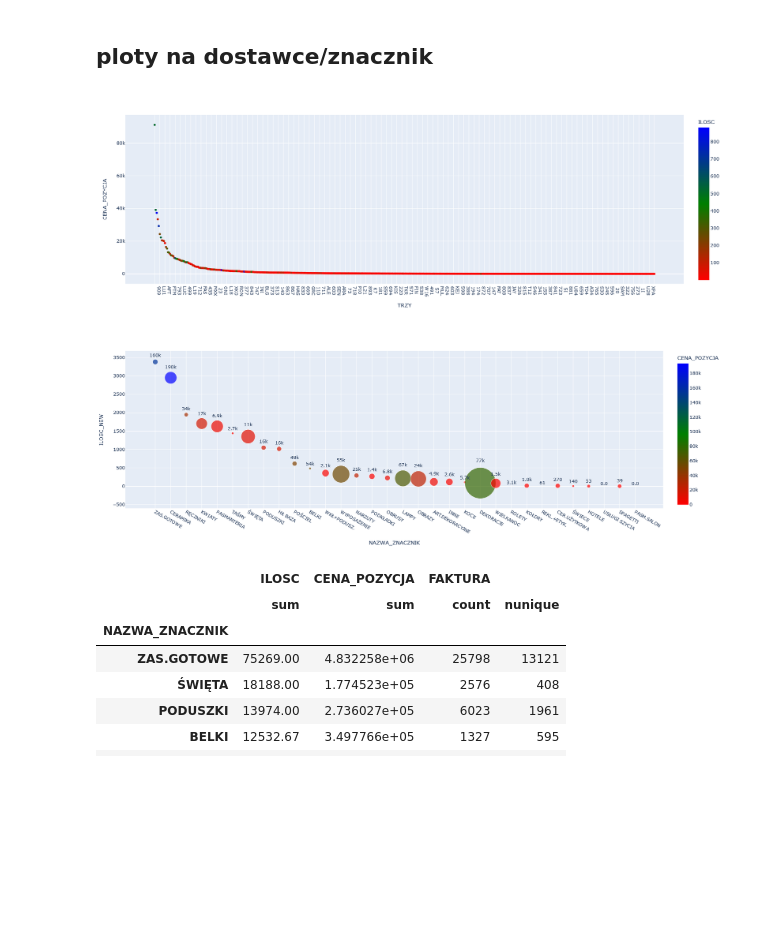
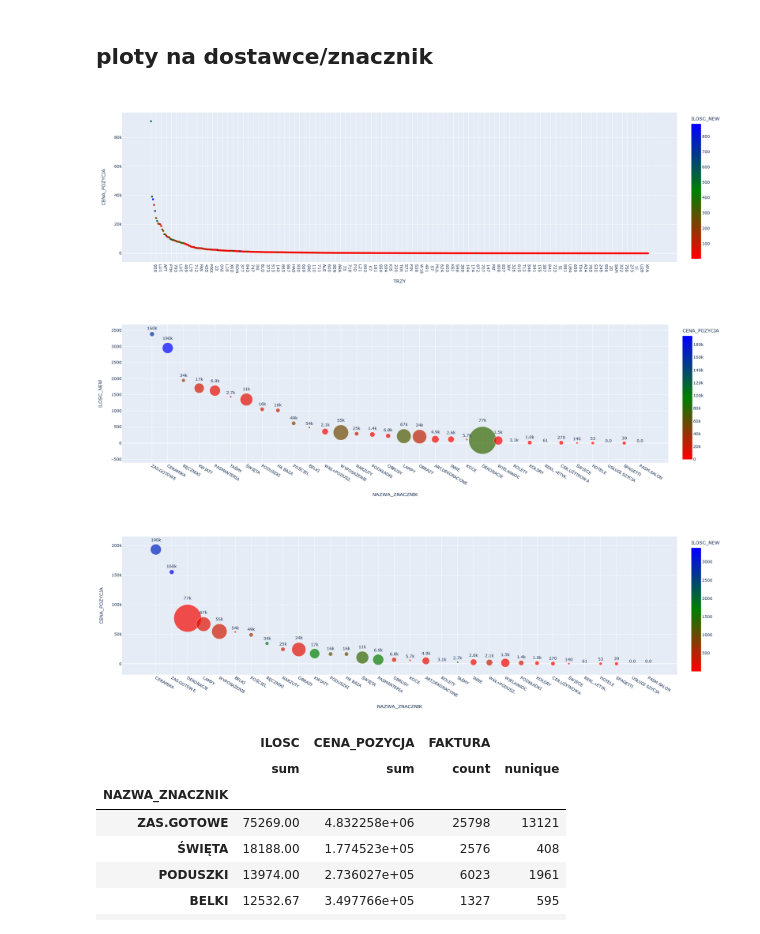
Before and after one commit to plggrzybuch/reklamacje, a Jupyter notebook: reklamacje_sql.ipynb, the cells around one changed output. Drawn from its saved outputs; the diff is of its cells as text; code cells hidden in the pictures; blank space fills up the shorter version.

```diff
--- a/reklamacje_sql.ipynb
+++ b/reklamacje_sql.ipynb
@@ -236,7 +236,7 @@ def func_plot_scatter(df, dict_agg, gr,
     df=df.loc[df['ANALIT01'].isin(['LI','FE', 'OU'])]
     df_dostawca_produkt=df[['DOSTAWCA','KOD_TEMA']].drop_duplicates()
     df_gr_filtr=df[[gr]].drop_duplicates()
-    df_gr=df.groupby(gr).agg(dict_agg).sort_values(by=jaka_ilosc, ascending=False).reset_index()
+    df_gr=df.groupby(gr).agg(dict_agg).sort_values(by='CENA_POZYCJA', ascending=False).reset_index()
     df_sell_dostawca_produkt=df_sell.merge(df_dostawca_produkt, how='inner', on=list(df_dostawca_produkt.columns)).\
                                     groupby(gr).agg({'WARTSB_SUM_BRUTTO_SALON':'sum'}).reset_index()
     df_sell=df_sell.merge(df_gr_filtr, how='inner', on=list(df_gr_filtr.columns)).\
@@ -244,13 +244,13 @@ def func_plot_scatter(df, dict_agg, gr,
                                     'ILOSC_SUM':'sum'}).reset_index()
     df_gr=df_gr.merge(df_sell, how='inner', on=gr)
     df_gr['proc']=df_gr[jaka_ilosc]/df_gr['ILOSC_SUM']*100
-    df_gr.sort_values(by='proc').to_excel(path_to_catalog+'tabele_wyniki\\'+'tabela_do_wykresu_'+gr+'.xlsx')
+    # df_gr.sort_values(by='proc').to_excel(path_to_catalog+'tabele_wyniki\\'+'tabela_do_wykresu_'+gr+'.xlsx')
     df_gr=round(df_gr,1)
     if gr=='NAZWA_ZNACZNIK':
         fig=px.scatter(df_gr.loc[df_gr['proc']<=100],
                   x=gr,
-                  y=jaka_ilosc,
-                   color='CENA_POZYCJA',
+                  color=jaka_ilosc,
+                   y='CENA_POZYCJA',
                    size='proc',
                    color_continuous_scale=["red", "green", "blue"],
                   #color='NAZWA_ZNACZNIK',
@@ -263,8 +263,8 @@ def func_plot_scatter(df, dict_agg, gr,
     else:
         fig=px.scatter(df_gr.loc[df_gr['proc']<=100],
                       x=gr,
-                      y=jaka_ilosc,
-                       color='CENA_POZYCJA',
+                      color=jaka_ilosc,
+                       y='CENA_POZYCJA',
                        #size='proc',
                        color_continuous_scale=["red", "green", "blue"],
                       #color='NAZWA_ZNACZNIK',
@@ -282,19 +282,19 @@ def func_plot_scatter(df, dict_agg, gr,
     _1=(df_gr[dict_agg.keys()]/df_gr[dict_agg.keys()].sum()*100).cumsum()
     _1=_1.rename(columns={jaka_ilosc:'ILOSC_PROCENT_NARASTAJACY',
                         'CENA_POZYCJA':'CENA_POZYCJA_PROCENT_NARASTAJACY'})
-    df_gr[[gr]].merge(_, how='left', left_index=True, right_index=True).merge(_1, how='left', left_index=True, right_index=True).\
-        to_excel(path_to_catalog+'tabele_wyniki\\'+'tabela_do_wykresu_pareto_ilosc_'+gr+'.xlsx')
-    # display(df_sell_dostawca_produkt)
-    # display(df_sell)
-    fig.write_html(path_to_catalog+gr+'.html')
+    # df_gr[[gr]].merge(_, how='left', left_index=True, right_index=True).merge(_1, how='left', left_index=True, right_index=True).\
+    #     to_excel(path_to_catalog+'tabele_wyniki\\'+'tabela_do_wykresu_pareto_ilosc_'+gr+'.xlsx')
+
+    # fig.write_html(path_to_catalog+gr+'.html')
     return
 # %%
-func_plot_scatter(df_fi, {'ILOSC':'sum',
+func_plot_scatter(df_fi, {'ILOSC_NEW':'sum',
                          'CENA_POZYCJA':'sum'},
                   'TRZY',
-                 df_sell)
+                 df_sell,
+                 'ILOSC_NEW')
 # %% [output]
-[figure, old version]
+[figure, new version]
 # %%
 func_plot_scatter(df_fi, {'ILOSC_NEW':'sum',
                          'CENA_POZYCJA':'sum'},
@@ -302,7 +302,15 @@ func_plot_scatter(df_fi, {'ILOSC_NEW':'sum',
                  df_sell,
                  'ILOSC_NEW')
 # %% [output]
-[figure, old version]
+[figure, new version]
+# %%
+func_plot_scatter(df_fi, {'ILOSC_NEW':'sum',
+                         'CENA_POZYCJA':'sum'},
+                  'NAZWA_ZNACZNIK',
+                 df_sell,
+                 'ILOSC_NEW')
+# %% [output]
+[figure, added]
 # %%
 df_fi.groupby(['NAZWA_ZNACZNIK']).agg({'ILOSC':'sum',
                                       'CENA_POZYCJA':'sum',
```
Also changed, not shown: parts of 9 cells of this notebook.
